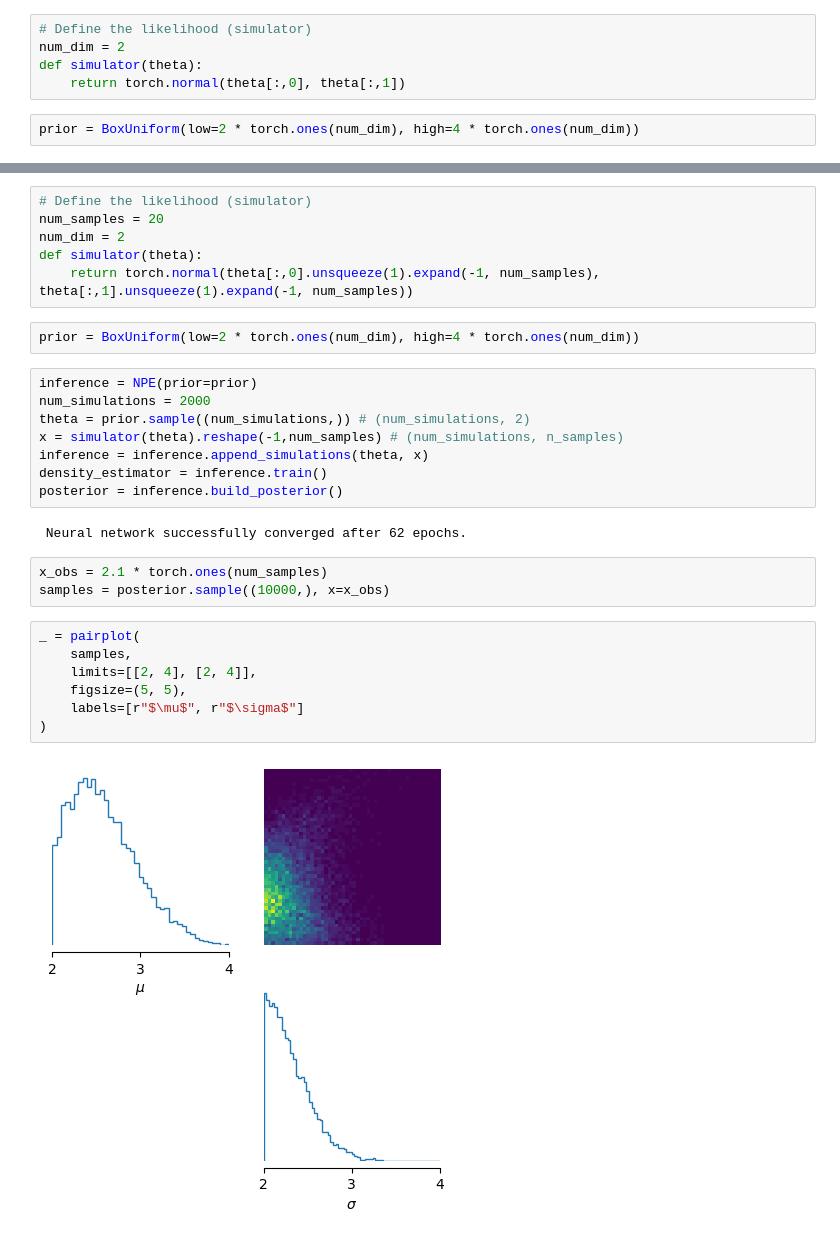
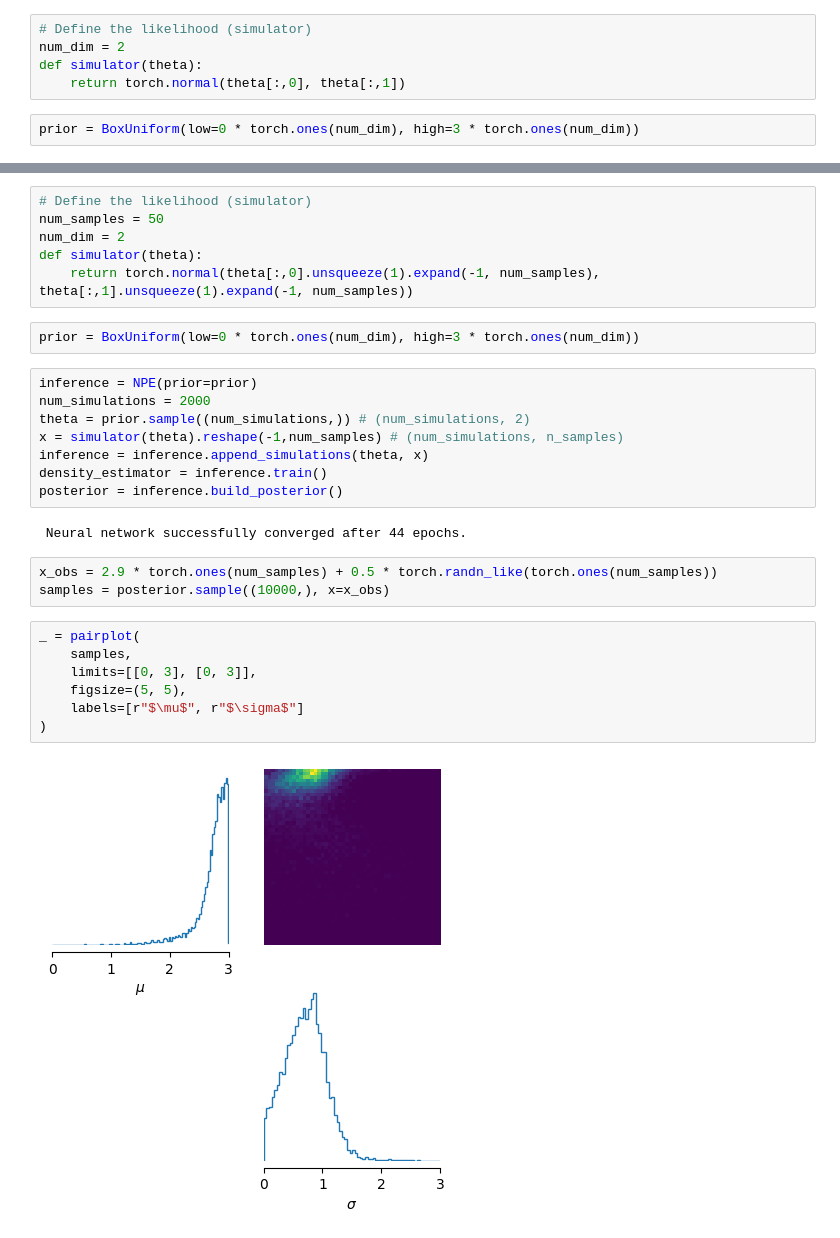
Before and after one commit to kaisamaroo/SBC-SBI, a Jupyter notebook: SBI_Random.ipynb, the cells around one changed output, grey strips where cells are left out. Drawn from its saved outputs; the diff is of its cells as text.

```diff
--- a/SBI_Random.ipynb
+++ b/SBI_Random.ipynb
@@ -71,7 +71,7 @@ num_dim = 2
 def simulator(theta):
     return torch.normal(theta[:,0], theta[:,1])
 # %%
-prior = BoxUniform(low=2 * torch.ones(num_dim), high=4 * torch.ones(num_dim))
+prior = BoxUniform(low=0 * torch.ones(num_dim), high=3 * torch.ones(num_dim))
 # %%
 inference = NPE(prior=prior)
 num_simulations = 2000
@@ -107,11 +107,11 @@ $$\theta \sim \text{Unif}[2,4]^2$$
 # %%
 # Define the likelihood (simulator)
-num_samples = 20
+num_samples = 50
 num_dim = 2
 def simulator(theta):
     return torch.normal(theta[:,0].unsqueeze(1).expand(-1, num_samples), theta[:,1].unsqueeze(1).expand(-1, num_samples))
 # %%
-prior = BoxUniform(low=2 * torch.ones(num_dim), high=4 * torch.ones(num_dim))
+prior = BoxUniform(low=0 * torch.ones(num_dim), high=3 * torch.ones(num_dim))
 # %%
 inference = NPE(prior=prior)
 num_simulations = 2000
@@ -121,16 +121,16 @@ inference = inference.append_simulations(theta, x)
 density_estimator = inference.train()
 posterior = inference.build_posterior()
 # %% [output]
- Neural network successfully converged after 62 epochs.
+ Neural network successfully converged after 44 epochs.
 # %%
-x_obs = 2.1 * torch.ones(num_samples)
+x_obs = 2.9 * torch.ones(num_samples) + 0.5 * torch.randn_like(torch.ones(num_samples))
 samples = posterior.sample((10000,), x=x_obs)
 # %%
 _ = pairplot(
     samples,
-    limits=[[2, 4], [2, 4]],
+    limits=[[0, 3], [0, 3]],
     figsize=(5, 5),
     labels=[r"$\mu$", r"$\sigma$"]
 )
 # %% [output]
-[figure, old version]
+[figure, new version]
```
Also changed, not shown: parts of 5 cells of this notebook.
